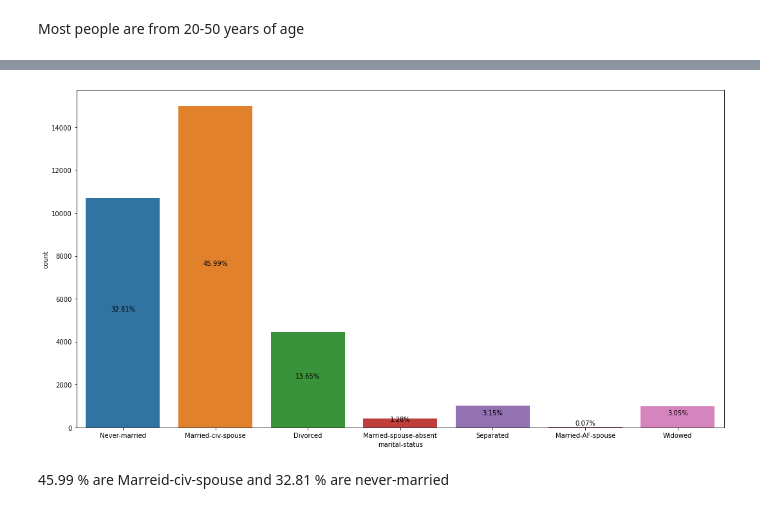
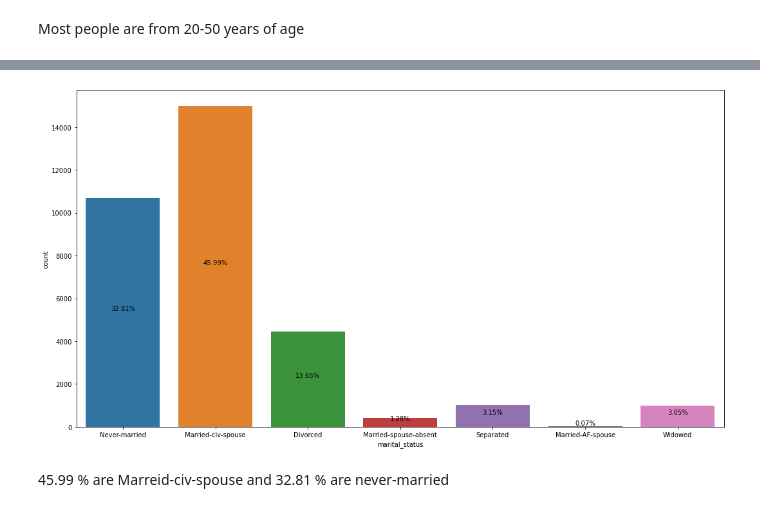
Before and after one commit to DIVYASUKESH/TCS-iON_SALARYPREDICTION, a Jupyter notebook: TCS-INTERNSHIP-SALARYDATA.ipynb, the cells around one changed output, grey strips where cells are left out. Drawn from its saved outputs; the diff is of its cells as text; code cells hidden in the pictures.

```diff
--- a/TCS-INTERNSHIP-SALARYDATA.ipynb
+++ b/TCS-INTERNSHIP-SALARYDATA.ipynb
@@ -302,9 +302,9 @@ Index(['age', 'workclass', 'education', 'marital-status', 'occupation',
       dtype='object')
 # %%
 #plt.title('Marital Status')
-labeled_countplot('marital-status')
+labeled_countplot('marital_status')
 # %% [output]
-[figure, old version]
+[figure, new version]
 # %% [markdown]
 45.99 % are Marreid-civ-spouse and 32.81 % are never-married
 # %%
```
Also changed, not shown: parts of 65 cells of this notebook, 6 other files.
